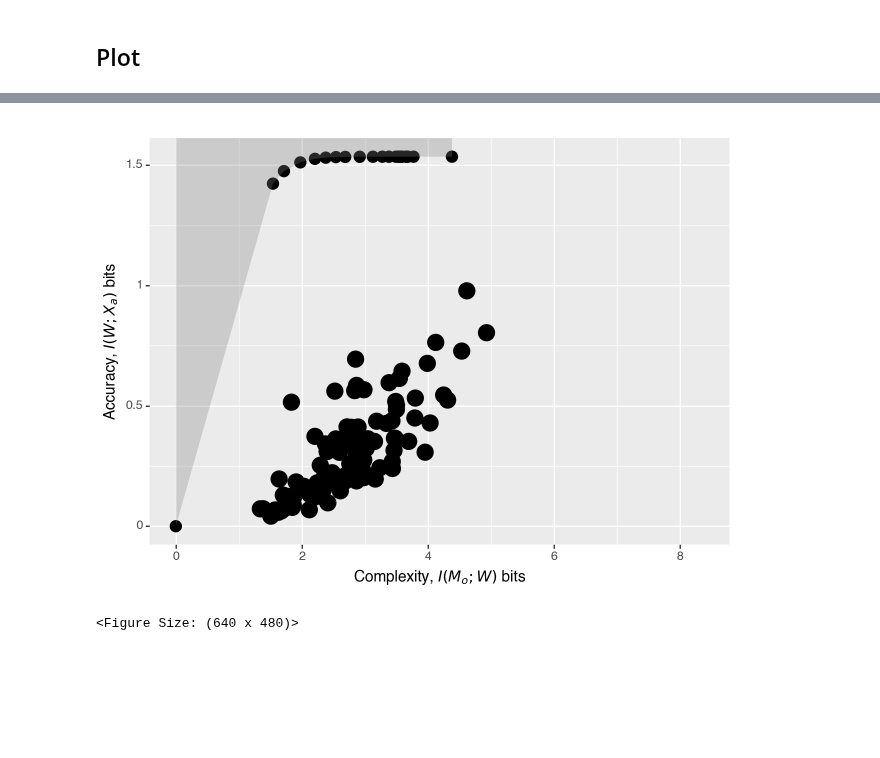
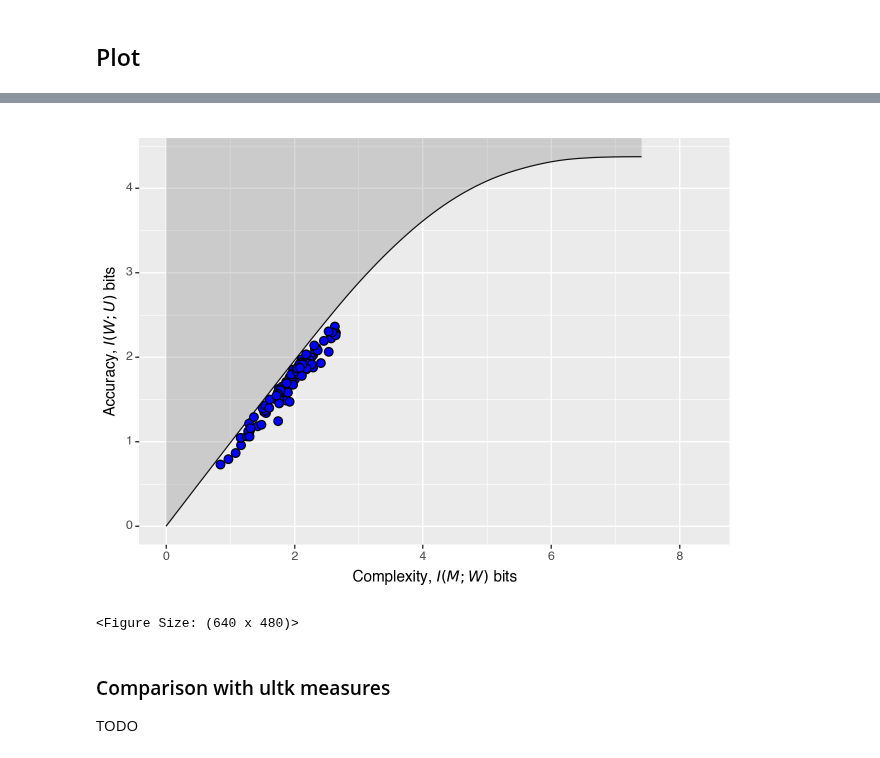
Before and after one commit to CLMBRs/ultk, a Jupyter notebook: src/examples/colors/demo.ipynb, the cells around one changed output, grey strips where cells are left out. Drawn from its saved outputs; the diff is of its cells as text; code cells hidden in the pictures; blank space fills up the shorter version.

```diff
--- a/src/examples/colors/demo.ipynb
+++ b/src/examples/colors/demo.ipynb
@@ -54,2 +58,3 @@ Assume a uniform prior
 # %%
-pM = np.full(pU_M.shape[0], 1/pU_M.shape[0])
+pM = np.load("data/zkrt18_prior.npy").squeeze()
+# pM = np.full(pU_M.shape[0], 1/pU_M.shape[0])
@@ -56,12 +69,16 @@ pM = np.full(pU_M.shape[0], 1/pU_M.shape[0])
 # %% [markdown]
 ### Get IB model
 # %%
-# This take horribly long, after 20m only 60% through
-model = ib.get_ib_naming_model(
-    pU_M,
-    pM,
-    # add custom beta values here
-    betas=np.logspace(0, 10, 30,)
-)
+model_fn = "./outputs/naming_model.pkl"
+if os.path.exists(model_fn):
+    model = ib.IBNamingModel.from_pickle("./outputs/naming_model.pkl")
+else:
+    # This takes a long time, but will work
+    model = ib.get_ib_naming_model(
+        pU_M,
+        pM,
+        # add custom beta values here
+        betas=np.logspace(0, 5, 1600,)
+    )
 # %% [markdown]
 ## Load natural languages
@@ -99,12 +124,13 @@ def language_to_encoder(language: Language) -> np.ndarray:
 # %%
-langq = lambda lang: language_to_encoder(lang)
+# langq = lambda lang: language_to_encoder(lang)
 get_point = lambda q: (model.complexity(q), model.accuracy(q), model.d_IB(q))
 
 df_langs = pd.DataFrame.from_records(
     [
-        (lang.name,)
-        + get_point(langq(lang))
-        for lang in languages
+        (key, )
+        + get_point(q)
+        for key, q in tqdm(pW_C_dict.items())
     ],
     columns=("language", "complexity", "accuracy", "distortion"),
 )
+df_langs
@@ -119,0 +155,3 @@ df_bound["accuracy"] = model.IB_curve[1]
+# %%
+df_bound = pd.DataFrame(model.IB_curve.T, columns=["complexity", "accuracy"],)
+df_bound
@@ -120,29 +172,34 @@ df_bound["accuracy"] = model.IB_curve[1]
 # %%
 (
     pn.ggplot(
         df_bound,
         mapping=pn.aes(x="complexity", y="accuracy"),
     )
-    + pn.geom_line(size=4) # IB curve
+    + pn.geom_line() # IB curve
     + pn.geom_ribbon(
     mapping=pn.aes(
         x="complexity",
         ymin="accuracy",
         ymax=np.inf,
         ),
         fill="gray",
         alpha=0.3,
     )
     # natural langs
     + pn.geom_point(
         data=df_langs,
         # alpha=0.3,
-        size=6,
+        size=3,
+        fill="blue",
     )
     + pn.xlim([0,np.log2(pM.shape[0])])
-    + pn.xlab("Complexity, $I(M_o;W)$ bits")
-    + pn.ylab("Accuracy, $I(W;X_a)$ bits")
+    + pn.xlab("Complexity, $I(M;W)$ bits")
+    + pn.ylab("Accuracy, $I(W;U)$ bits")
 )
 # %% [output]
-[figure, old version]
+[figure, new version]
 <Figure Size: (640 x 480)>
+# %% [markdown]
+### Comparison with ultk measures
+
+TODO
```
Also changed, not shown: parts of 14 cells of this notebook, 6 other files.
